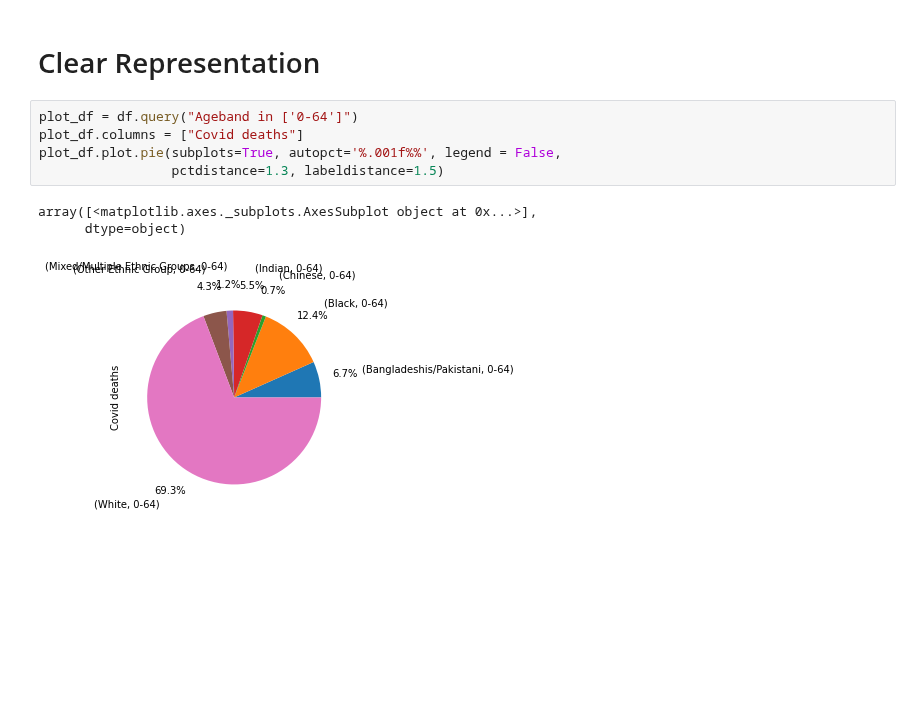
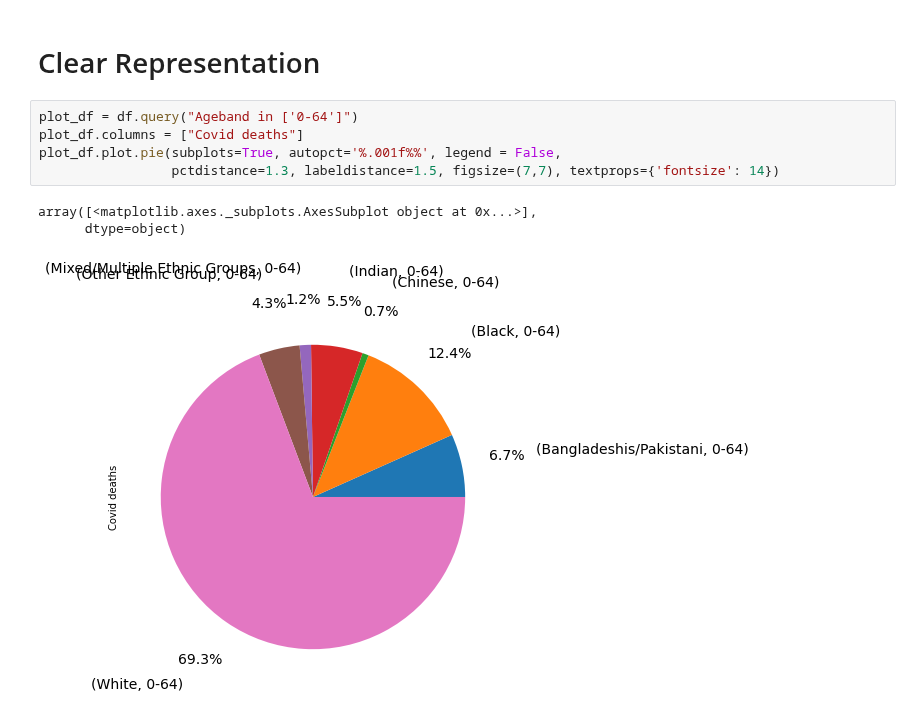
Before and after one commit to Quotennial/covid_bame, a Jupyter notebook: notebooks/Ethnicity And Age Breakdown.ipynb, the cells around one changed output. Drawn from its saved outputs; the diff is of its cells as text; blank space fills up the shorter version.

Commit message:
tidy visuals and spatial

```diff
--- a/notebooks/Ethnicity And Age Breakdown.ipynb
+++ b/notebooks/Ethnicity And Age Breakdown.ipynb
@@ -279,12 +279,12 @@ array([<matplotlib.axes._subplots.AxesSubplot object at 0x...>],
 # %%
 plot_df = df.query("Ageband in ['0-64']")
 plot_df.columns = ["Covid deaths"]
 plot_df.plot.pie(subplots=True, autopct='%.001f%%', legend = False,
-                 pctdistance=1.3, labeldistance=1.5)
+                 pctdistance=1.3, labeldistance=1.5, figsize=(7,7), textprops={'fontsize': 14})
 # %% [output]
 array([<matplotlib.axes._subplots.AxesSubplot object at 0x...>],
       dtype=object)
-[figure, old version]
+[figure, new version]
 # %%
 plot_df = df.query("Ageband not in ['0-64']")
 plot_df.columns = ["Covid deaths"]
```
Also changed, not shown: parts of 2 cells of this notebook, 2 other files.
